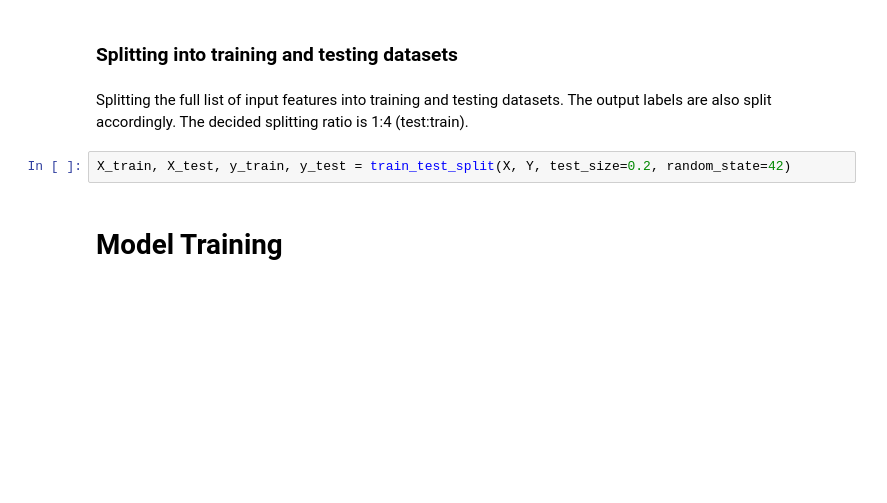
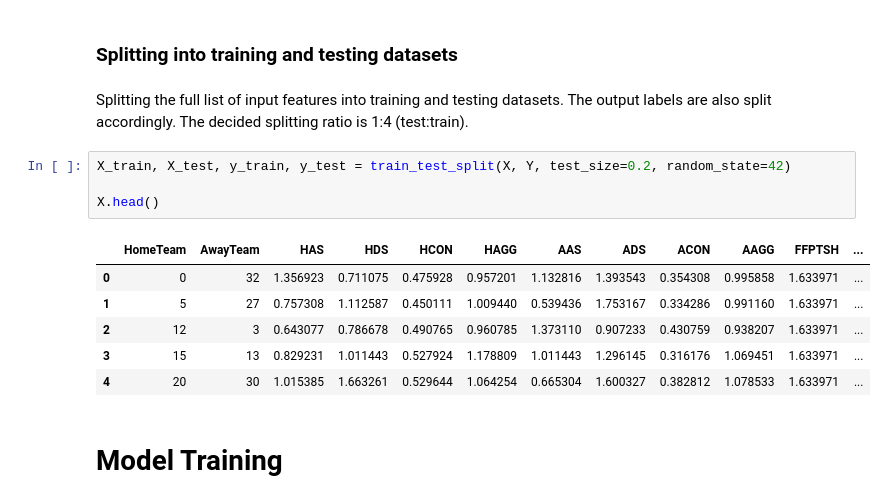
Before and after one commit to arundathi-shanthini/Beat-the-Bookie, a Jupyter notebook: Code/Beat The Bookie.ipynb, the cells around one changed output. Cells and saved outputs as stored; diff of their text form; blank space fills up the shorter version.

```diff
--- a/Code/Beat The Bookie.ipynb
+++ b/Code/Beat The Bookie.ipynb
@@ -621,6 +630,15 @@ sns.heatmap(data_for_cor.corr(), annot = True, fmt='.1f', cmap= 'coolwarm', ax=a
 Splitting the full list of input features into training and testing datasets. The output labels are also split accordingly. The decided splitting ratio is 1:4 (test:train).
 # %%
 X_train, X_test, y_train, y_test = train_test_split(X, Y, test_size=0.2, random_state=42)
+
+X.head()
+# %% [output]
+|  | HomeTeam | AwayTeam | HAS | HDS | HCON | HAGG | AAS | ADS | ACON | AAGG | FFPTSH | ... |
+| 0 | 0 | 32 | 1.356923 | 0.711075 | 0.475928 | 0.957201 | 1.132816 | 1.393543 | 0.354308 | 0.995858 | 1.633971 | ... |
+| 1 | 5 | 27 | 0.757308 | 1.112587 | 0.450111 | 1.009440 | 0.539436 | 1.753167 | 0.334286 | 0.991160 | 1.633971 | ... |
+| 2 | 12 | 3 | 0.643077 | 0.786678 | 0.490765 | 0.960785 | 1.373110 | 0.907233 | 0.430759 | 0.938207 | 1.633971 | ... |
+| 3 | 15 | 13 | 0.829231 | 1.011443 | 0.527924 | 1.178809 | 1.011443 | 1.296145 | 0.316176 | 1.069451 | 1.633971 | ... |
+| 4 | 20 | 30 | 1.015385 | 1.663261 | 0.529644 | 1.064254 | 0.665304 | 1.600327 | 0.382812 | 1.078533 | 1.633971 | ... |
 # %% [markdown]
 # Model Training
 # %% [markdown]
```
Also changed, not shown: parts of 38 cells of this notebook.
